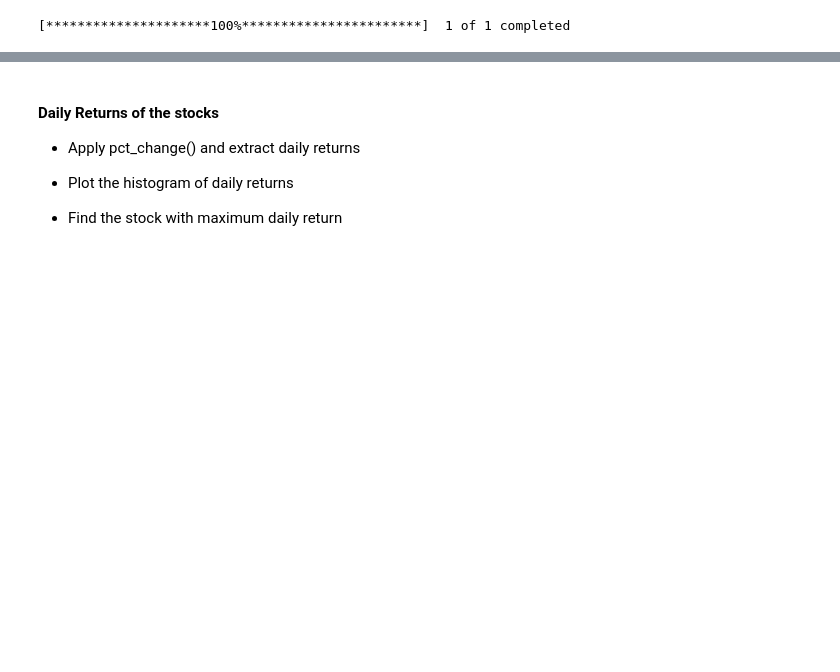
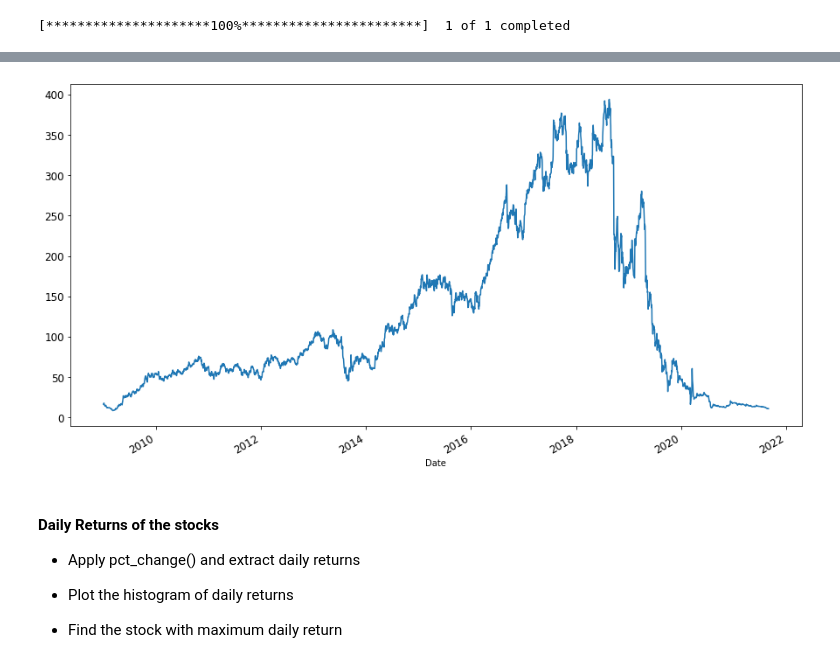
Before and after one commit to srilav/neuralnetwork, a Jupyter notebook: M4_MP5_NB_Stock_Trading_using_DRL_2.ipynb, the cells around one changed output, grey strips where cells are left out. Saved outputs shown, nothing was run; the diff lists cells and outputs as text; code cells hidden in the pictures; blank space fills up the shorter version.

```diff
--- a/M4_MP5_NB_Stock_Trading_using_DRL_2.ipynb
+++ b/M4_MP5_NB_Stock_Trading_using_DRL_2.ipynb
@@ -423,6 +440,6 @@ LTI   2.211941e+07
 # %% [markdown]
 #### Plot the closing value of stock with highest volume and returns
 # %%
-IGL_df = yf.download('IGL','2009-01-01','2021-09-01')
+yesbank_df = yf.download('YESBANK.NS','2009-01-01','2021-09-01')
 # %% [output]
 [*********************100%***********************]  1 of 1 completed
@@ -445,7 +446,10 @@ IGL_df = yf.download('IGL','2009-01-01','2021-09-01')
 # %%
 import matplotlib.pyplot as plt
-IGL_df['Close'].plot(figsize = (15,8), fontsize = 12)
+%matplotlib inline
+yesbank_df['Close'].plot(figsize = (15,8), fontsize = 12)
 plt.show()
+# %% [output]
+[figure, added]
 # %% [markdown]
 #### Daily Returns of the stocks
 
```
Also changed, not shown: parts of 30 cells of this notebook.
